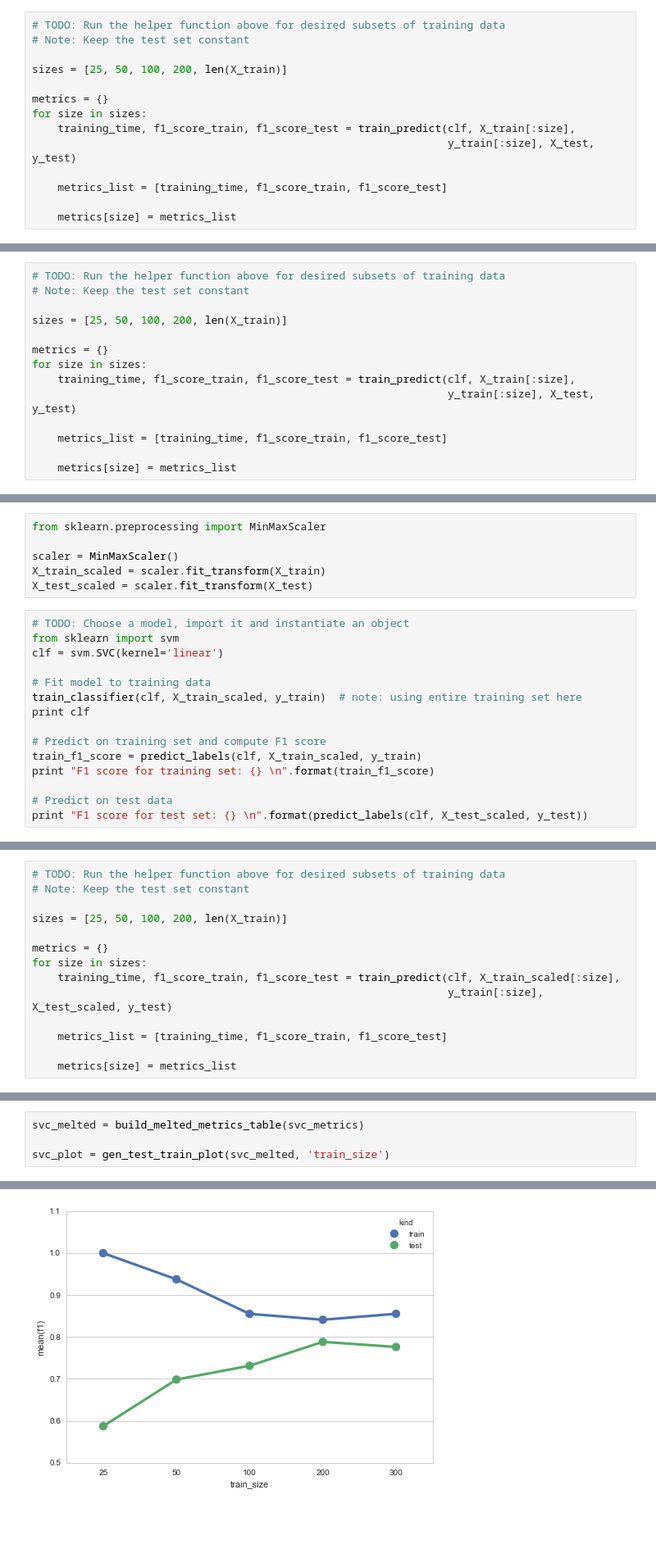
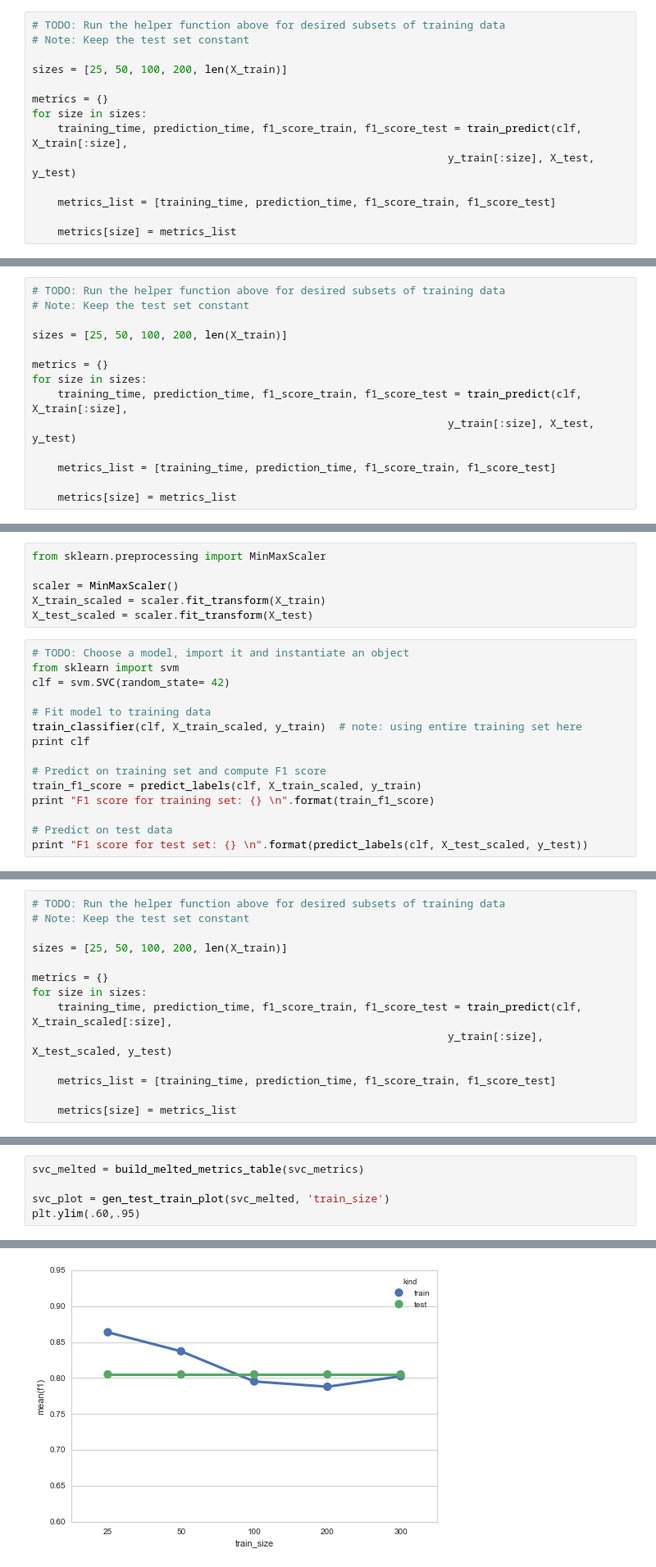
Before and after one commit to baumanab/Udacity_MachineLearningEngineer_ND, a Jupyter notebook: projects/student_intervention/student_intervention.ipynb, the cells around one changed output, grey strips where cells are left out. Shown at 82% size. Drawn from its saved outputs; the diff is of its cells as text; blank space fills up the shorter version.

```diff
--- a/projects/student_intervention/student_intervention.ipynb
+++ b/projects/student_intervention/student_intervention.ipynb
@@ -594,10 +600,10 @@ sizes = [25, 50, 100, 200, len(X_train)]
 
 metrics = {}
 for size in sizes:
-    training_time, f1_score_train, f1_score_test = train_predict(clf, X_train[:size],
+    training_time, prediction_time, f1_score_train, f1_score_test = train_predict(clf, X_train[:size],
                                                                  y_train[:size], X_test, y_test)
 
-    metrics_list = [training_time, f1_score_train, f1_score_test]
+    metrics_list = [training_time, prediction_time, f1_score_train, f1_score_test]
 
     metrics[size] = metrics_list
 # %%
@@ -646,10 +654,10 @@ sizes = [25, 50, 100, 200, len(X_train)]
 
 metrics = {}
 for size in sizes:
-    training_time, f1_score_train, f1_score_test = train_predict(clf, X_train[:size],
+    training_time, prediction_time, f1_score_train, f1_score_test = train_predict(clf, X_train[:size],
                                                                  y_train[:size], X_test, y_test)
 
-    metrics_list = [training_time, f1_score_train, f1_score_test]
+    metrics_list = [training_time, prediction_time, f1_score_train, f1_score_test]
 
     metrics[size] = metrics_list
 # %%
@@ -681,7 +691,7 @@ X_test_scaled = scaler.fit_transform(X_test)
 # %%
 # TODO: Choose a model, import it and instantiate an object
 from sklearn import svm
-clf = svm.SVC(kernel='linear')
+clf = svm.SVC(random_state= 42)
 
 # Fit model to training data
 train_classifier(clf, X_train_scaled, y_train)  # note: using entire training set here
@@ -709,10 +719,10 @@ sizes = [25, 50, 100, 200, len(X_train)]
 
 metrics = {}
 for size in sizes:
-    training_time, f1_score_train, f1_score_test = train_predict(clf, X_train_scaled[:size],
+    training_time, prediction_time, f1_score_train, f1_score_test = train_predict(clf, X_train_scaled[:size],
                                                                  y_train[:size], X_test_scaled, y_test)
 
-    metrics_list = [training_time, f1_score_train, f1_score_test]
+    metrics_list = [training_time, prediction_time, f1_score_train, f1_score_test]
 
     metrics[size] = metrics_list
 # %%
@@ -729,4 +739,5 @@ svc_metrics
 svc_melted = build_melted_metrics_table(svc_metrics)
 
 svc_plot = gen_test_train_plot(svc_melted, 'train_size')
+plt.ylim(.60,.95)
 # %% [output]
@@ -733,4 +745,4 @@ svc_plot = gen_test_train_plot(svc_melted, 'train_size')
-[figure, old version]
+[figure, new version]
 # %%
 # add classifier column to each metrics DataFrame
 dfs= [adaboost_metrics, mnb_metrics, svc_metrics]
```
Also changed, not shown: parts of 72 cells of this notebook, 5 other files.
